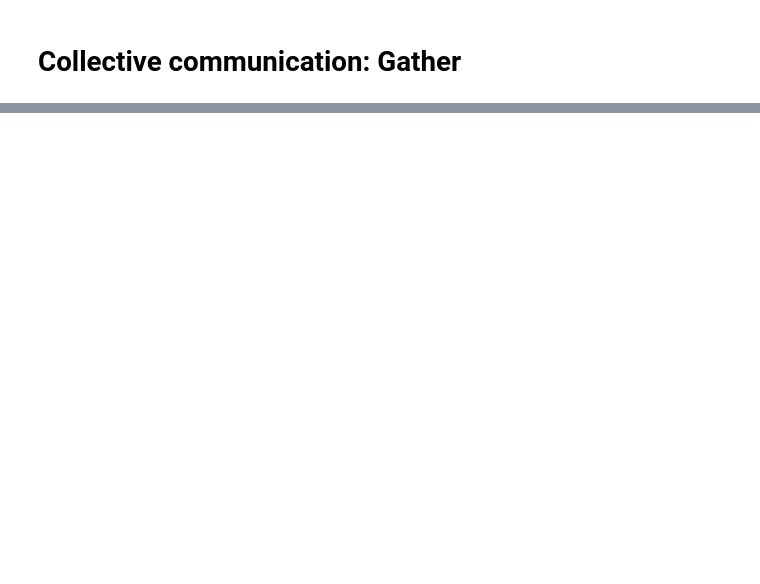
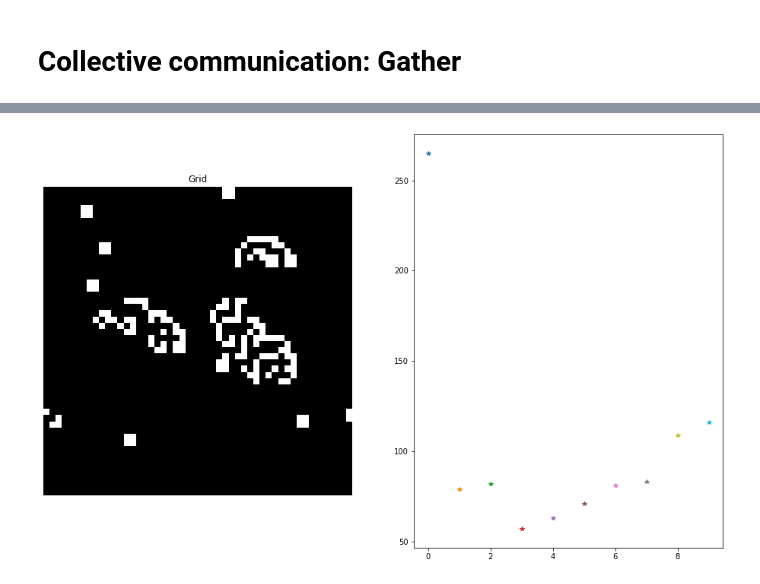
Before and after one commit to sumvorax/HPC_Python_Lab_Code, a Jupyter notebook: Examples_and_Tasks_Lecture_5.ipynb, the cells around one changed output, grey strips where cells are left out. Drawn from its saved outputs; the diff is of its cells as text; code cells hidden in the pictures; blank space fills up the shorter version.

```diff
--- a/Examples_and_Tasks_Lecture_5.ipynb
+++ b/Examples_and_Tasks_Lecture_5.ipynb
@@ -112,0 +250,24 @@ print(a)
+# %%
+nofit=10
+
+fig=figure(figsize=(16,10))
+
+for n in arange(nofit):
+    bef=copy.deepcopy(grid.data)
+    change_count=grid.one_time_step()
+
+    ax2=subplot(121)
+    ax2.imshow(grid.data, interpolation='none', cmap=bone())
+    ax2.axis('off')
+    ax2.set_title('Grid')
+
+    ax5=subplot(122)
+    ax5=plot(n, change_count, '*')
+
+    filename = 'grid_%04d.png' % n
+    savefig(filename, dpi=50)
+
+    if (array_equal(bef, grid.data)==True):
+        break
+# %% [output]
+[figure, added]
```
Also changed, not shown: parts of 19 cells of this notebook, 2 other files.
